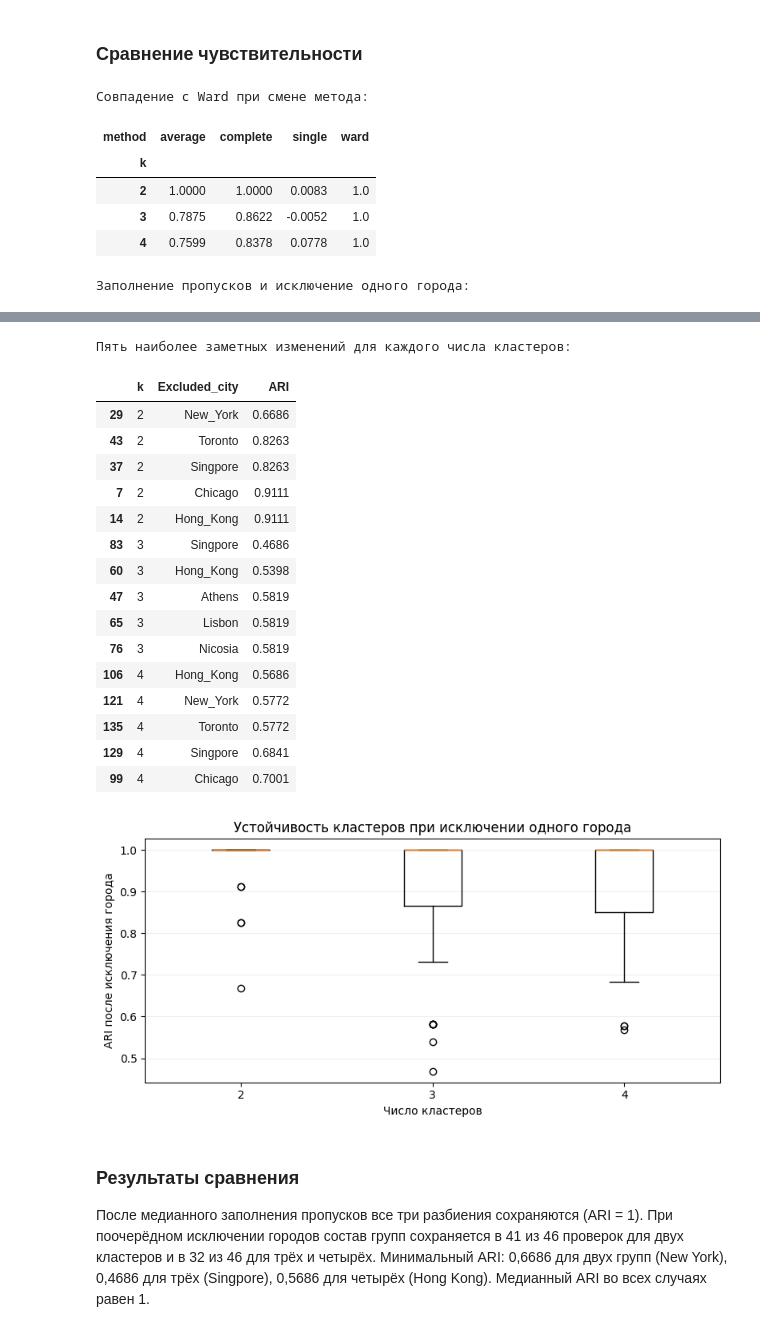
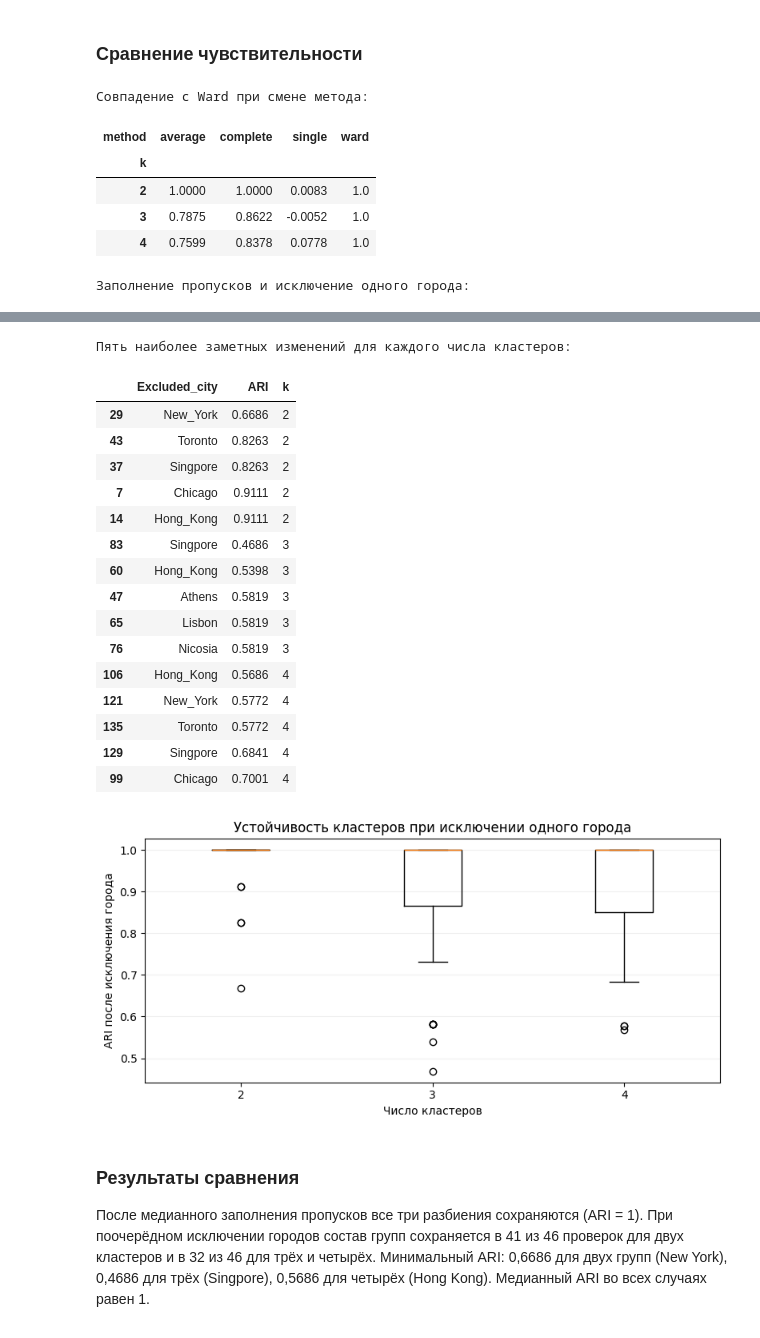
Before and after one commit to IvanManomenov/python_data_analytics, a Jupyter notebook: lab1/lab1_hierarchical.ipynb, the cells around one changed output, grey strips where cells are left out. Saved outputs shown, nothing was run; the diff lists cells and outputs as text; code cells hidden in the pictures.

Commit message:
Sync lab1 with current Colab notebook

```diff
--- a/lab1/lab1_hierarchical.ipynb
+++ b/lab1/lab1_hierarchical.ipynb
@@ -267,20 +439,17 @@ display(pd.DataFrame(agreement).round(4))
 filled = raw.copy()
 filled[features] = filled[features].fillna(filled[features].median())
 X_filled = StandardScaler().fit_transform(filled[features])
-filled['Cluster_imputed'] = cut_tree(linkage(X_filled, method='ward'), n_clusters=best_k).ravel()
+Z_filled = linkage(X_filled, method='ward')
+filled['Cluster_imputed'] = cut_tree(Z_filled, n_clusters=best_k).ravel()
 common = df[['City', 'Cluster']].merge(filled[['City', 'Cluster_imputed']], on='City', validate='one_to_one')
 imputation_ari = adjusted_rand_score(common.Cluster, common.Cluster_imputed)
 print(f'ARI на 46 полных городах после медианного заполнения: {imputation_ari:.4f}')
 
 # По очереди исключаем каждый город и сравниваем полученные разбиения.
-loo = []
-for i in range(len(df)):
-    mask = np.arange(len(df)) != i
-    Xi = StandardScaler().fit_transform(df.loc[mask, features])
-    li = cut_tree(linkage(Xi, method='ward'), n_clusters=best_k).ravel()
-    loo.append({'Excluded_city': df.loc[i, 'City'],
-                'ARI': adjusted_rand_score(labels[mask], li)})
-loo = pd.DataFrame(loo)
+loo = check_leave_one_out(
+    df, features, labels,
+    lambda points: cut_tree(linkage(points, method='ward'), n_clusters=best_k).ravel())
+loo_by_k = {best_k: loo}
 print(f'Исключение одного города: min ARI = {loo.ARI.min():.4f}; median ARI = {loo.ARI.median():.4f}')
 display(loo.sort_values('ARI').head().round(4))
 
@@ -363,0 +520,6 @@ for k in [3, 4]:
+# %%
+# Строим профили и парные графики для трёх и четырёх групп.
+for k in [3, 4]:
+    alternative_labels = cut_tree(Z, n_clusters=k).ravel() + 1
+    print(f'{k} кластера: силуэт = {silhouette_score(X, alternative_labels):.4f}')
+    plot_cluster_profiles(df, X, alternative_labels, features, f'Ward: {k} кластера')
@@ -443,12 +610,6 @@ for k in [3, 4]:
 # %% [markdown]
 ### Сравнение чувствительности
 # %%
-# Готовим данные с заполненными пропусками для повторной проверки.
-filled = raw.copy()
-filled[features] = filled[features].fillna(filled[features].median())
-X_filled = StandardScaler().fit_transform(filled[features])
-Z_filled = linkage(X_filled, method='ward')
-
 agreement_rows = []
 sensitivity_rows = []
 loo_rows = []
@@ -466,16 +627,13 @@ for k in [2, 3, 4]:
     imputation_ari = adjusted_rand_score(common.Cluster, common.Cluster_imputed)
 
     # Исключаем по одному городу и повторяем разбиение.
-    current_loo = []
-    for i in range(len(df)):
-        mask = np.arange(len(df)) != i
-        Xi = StandardScaler().fit_transform(df.loc[mask, features])
-        other = cut_tree(linkage(Xi, method='ward'), n_clusters=k).ravel()
-        ari = adjusted_rand_score(baseline[mask], other)
-        current_loo.append(ari)
-        loo_rows.append({'k': k, 'Excluded_city': df.loc[i, 'City'], 'ARI': ari})
-
-    current_loo = np.array(current_loo)
+    if k not in loo_by_k:
+        loo_by_k[k] = check_leave_one_out(
+            df, features, baseline,
+            lambda points: cut_tree(linkage(points, method='ward'), n_clusters=k).ravel())
+    current_table = loo_by_k[k]
+    current_loo = current_table.ARI.to_numpy()
+    loo_rows.extend(current_table.assign(k=k).to_dict('records'))
     sensitivity_rows.append({
         'k': k, 'Силуэт': silhouette_score(X, baseline),
         'ARI после заполнения': imputation_ari,
@@ -494,49 +652,49 @@ print('Заполнение пропусков и исключение одно
 display(sensitivity.round(4))
 print('Пять наиболее заметных изменений для каждого числа кластеров:')
 display(loo.sort_values(['k', 'ARI', 'Excluded_city']).groupby('k').head(5).round(4))
 
 # Показываем распределение изменений при исключении городов.
 fig, ax = plt.subplots(figsize=(8, 4))
 ax.boxplot([loo.loc[loo.k.eq(k), 'ARI'] for k in [2, 3, 4]])
 ax.set(xticks=[1, 2, 3], xticklabels=['2', '3', '4'],
        xlabel='Число кластеров', ylabel='ARI после исключения города',
        title='Устойчивость кластеров при исключении одного города')
 ax.grid(axis='y', alpha=.2)
 plt.tight_layout()
 plt.show()
 
 # Сохраняем результаты сравнения устойчивости.
 sensitivity.to_csv('lab1_sensitivity_summary.csv', index=False, encoding='utf-8-sig')
 loo.to_csv('lab1_sensitivity_leave_one_out.csv', index=False, encoding='utf-8-sig')
 # %% [output]
 Совпадение с Ward при смене метода:
 | method | average | complete | single | ward |
 | k |  |  |  |  |
 | 2 | 1.0000 | 1.0000 | 0.0083 | 1.0 |
 | 3 | 0.7875 | 0.8622 | -0.0052 | 1.0 |
 | 4 | 0.7599 | 0.8378 | 0.0778 | 1.0 |
 Заполнение пропусков и исключение одного города:
 |  | k | Силуэт | ARI после заполнения | Минимальный ARI при исключении | Медианный ARI при исключении | ... |
 | 0 | 2 | 0.4705 | 1.0 | 0.6686 | 1.0 | ... |
 | 1 | 3 | 0.3612 | 1.0 | 0.4686 | 1.0 | ... |
 | 2 | 4 | 0.3551 | 1.0 | 0.5686 | 1.0 | ... |
 Пять наиболее заметных изменений для каждого числа кластеров:
-|  | k | Excluded_city | ARI |
-| 29 | 2 | New_York | 0.6686 |
-| 43 | 2 | Toronto | 0.8263 |
-| 37 | 2 | Singpore | 0.8263 |
-| 7 | 2 | Chicago | 0.9111 |
-| 14 | 2 | Hong_Kong | 0.9111 |
-| 83 | 3 | Singpore | 0.4686 |
-| 60 | 3 | Hong_Kong | 0.5398 |
-| 47 | 3 | Athens | 0.5819 |
-| 65 | 3 | Lisbon | 0.5819 |
-| 76 | 3 | Nicosia | 0.5819 |
-| 106 | 4 | Hong_Kong | 0.5686 |
-| 121 | 4 | New_York | 0.5772 |
-| 135 | 4 | Toronto | 0.5772 |
-| 129 | 4 | Singpore | 0.6841 |
-| 99 | 4 | Chicago | 0.7001 |
+|  | Excluded_city | ARI | k |
+| 29 | New_York | 0.6686 | 2 |
+| 43 | Toronto | 0.8263 | 2 |
+| 37 | Singpore | 0.8263 | 2 |
+| 7 | Chicago | 0.9111 | 2 |
+| 14 | Hong_Kong | 0.9111 | 2 |
+| 83 | Singpore | 0.4686 | 3 |
+| 60 | Hong_Kong | 0.5398 | 3 |
+| 47 | Athens | 0.5819 | 3 |
+| 65 | Lisbon | 0.5819 | 3 |
+| 76 | Nicosia | 0.5819 | 3 |
+| 106 | Hong_Kong | 0.5686 | 4 |
+| 121 | New_York | 0.5772 | 4 |
+| 135 | Toronto | 0.5772 | 4 |
+| 129 | Singpore | 0.6841 | 4 |
+| 99 | Chicago | 0.7001 | 4 |
 [figure]
 # %% [markdown]
 ### Результаты сравнения
```
Also changed, not shown: parts of 15 cells of this notebook.
